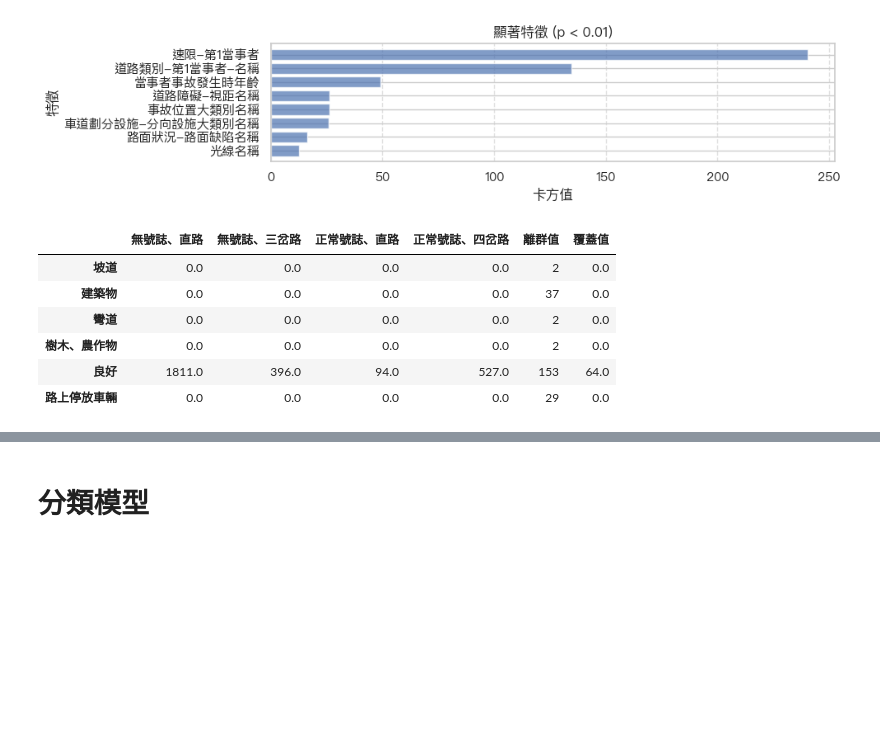
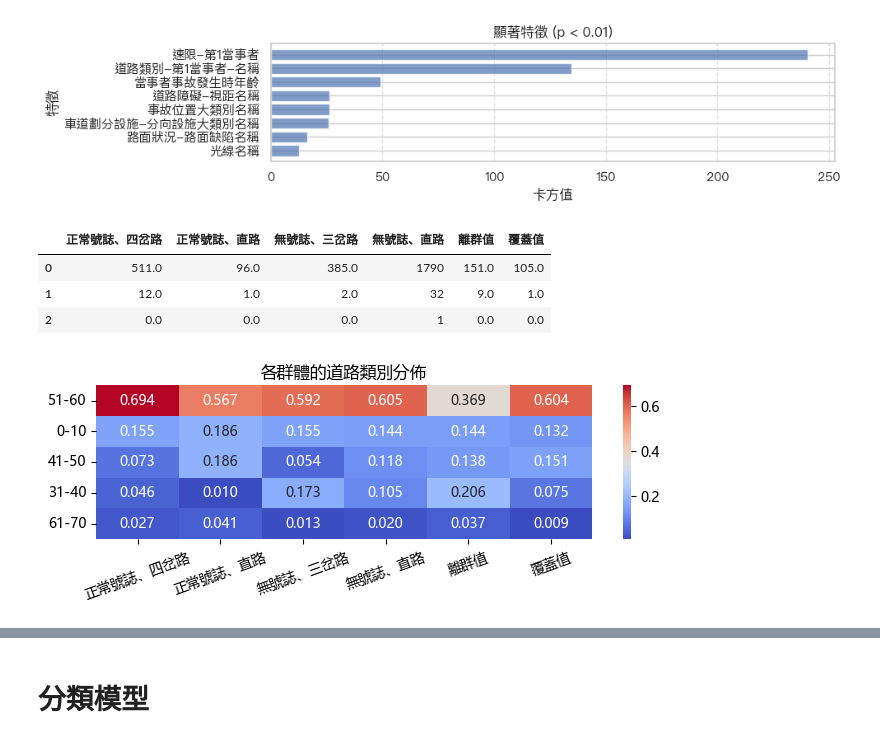
Before and after one commit to kennywang112/TrafficTDApython, a Jupyter notebook: Version3/Pass.ipynb, the cells around one changed output, grey strips where cells are left out. Saved outputs shown, nothing was run; the diff lists cells and outputs as text; code cells hidden in the pictures; blank space fills up the shorter version.

```diff
--- a/Version3/Pass.ipynb
+++ b/Version3/Pass.ipynb
@@ -255,7 +223,5 @@ Best run was number 9
 # %%
 rbind_data['Cluster'] = all_results[2]['labels']
-# %%
-rbind_data['Cluster'] = all_results[3]['labels']
 # %% [markdown]
 # MCA
 # %%
@@ -392,8 +342,8 @@ for overlap in Overlap:
 
             detailed_results.append(result)
 
-            # filename = f"C:/Users/USER/Desktop/TrafficTDApython/Version3/Gridsearch/Component12Pass/results_o{overlap}i{interval}.pkl"
-            filename = f"/Users/wangqiqian/Desktop/TrafficTDApython/Version3/Gridsearch/Component12Pass/results_o{overlap}i{interval}.pkl"
+            filename = f"C:/Users/USER/Desktop/TrafficTDApython/Version3/Gridsearch/Component12Pass/results_o{overlap}i{interval}.pkl"
+            # filename = f"/Users/wangqiqian/Desktop/TrafficTDApython/Version3/Gridsearch/Component12Pass/results_o{overlap}i{interval}.pkl"
 
             with open(filename, 'wb') as file:
                 pickle.dump(result, file)
@@ -757,9 +413,11 @@ for choose in lst:
               mapper_plotter = MapperPlotter(detailed_results_df['mapper_info'][0], rbind_data, seed=44, iterations=100)
               mapper_plotter.create_mapper_plot(choose, most_common_encoded_label, avg=False)
               full_info = mapper_plotter.extract_data()
-              mapper_plotter.map_colors(choose, size=0, threshold=15, range_lst=[-0.2, 0.1, 0.15, -0.18])
+              mapper_plotter.map_colors(choose, size=0, threshold=30, range_lst=[-0.2, 0.1, 0.15, -0.18])
               mapper_plotter.plot(choose, avg=False, set_label=True, size=100000,
-                     save_path=f"/Users/wangqiqian/Desktop/TrafficTDApython/Version3/GridSearch/MapperColor/Pass/o4_i8_{choose}.png")
+                     # save_path=f"/Users/wangqiqian/Desktop/TrafficTDApython/Version3/GridSearch/MapperColor/Pass/o4_i8_{choose}.png"
+                     save_path=f"C:/Users/USER/Desktop/TrafficTDApython/Version3/GridSearch/MapperColor/Pass/o4_i7_{choose}.png"
+                     )
        except Exception as e:
               print(e)
               continue
@@ -899,12 +550,12 @@ count_3 = [i for i in count_3 if i not in intersection_indexes]
 count_out = [i for i in count_out if i not in intersection_indexes]
 
 
-full_0 = dummy_data.loc[count_0]
-full_1 = dummy_data.loc[count_1]
-full_2 = dummy_data.loc[count_2]
-full_3 = dummy_data.loc[count_3]
-full_out = dummy_data.loc[count_out]
-overlap_data = dummy_data.loc[intersection_indexes]
+full_0 = rbind_data.loc[count_0]
+full_1 = rbind_data.loc[count_1]
+full_2 = rbind_data.loc[count_2]
+full_3 = rbind_data.loc[count_3]
+full_out = rbind_data.loc[count_out]
+overlap_data = rbind_data.loc[intersection_indexes]
 
 # 確認所有資料都被獲取
 assert len(count_0) == full_0.shape[0]
@@ -914,5 +565,5 @@ assert len(count_3) == full_3.shape[0]
 assert len(count_out) == full_out.shape[0]
 
 print(full_0.shape[0] + full_1.shape[0] + full_2.shape[0] + full_3.shape[0] + full_out.shape[0] + overlap_data.shape[0])
-print(dummy_data.shape[0])
+print(rbind_data.shape[0])
 # %% [output]
@@ -1010,25 +645,48 @@ plt.show()
 # %% [output]
 [figure]
 # %%
-plot_column = '道路障礙-視距名稱'
+plot_column = '死亡'
 
 data_dict = {
-    "無號誌、直路": full_0[plot_column].value_counts(),
-    "無號誌、三岔路": full_1[plot_column].value_counts(),
-    "正常號誌、直路": full_2[plot_column].value_counts(),
-    "正常號誌、四岔路": full_3[plot_column].value_counts(),
+    "正常號誌、四岔路": full_0[plot_column].value_counts(),
+    "正常號誌、直路": full_1[plot_column].value_counts(),
+    "無號誌、三岔路": full_2[plot_column].value_counts(),
+    "無號誌、直路": full_3[plot_column].value_counts(),
     "離群值": full_out[plot_column].value_counts(),
     "覆蓋值": overlap_data[plot_column].value_counts(),
 }
 
 # 將資料轉為 DataFrame，便於比較
 comparison_df = pd.DataFrame(data_dict).fillna(0)
+comparison_df = comparison_df.sort_values(by='正常號誌、四岔路', ascending=False)
 comparison_df
 # %% [output]
-|  | 無號誌、直路 | 無號誌、三岔路 | 正常號誌、直路 | 正常號誌、四岔路 | 離群值 | 覆蓋值 |
-| 坡道 | 0.0 | 0.0 | 0.0 | 0.0 | 2 | 0.0 |
-| 建築物 | 0.0 | 0.0 | 0.0 | 0.0 | 37 | 0.0 |
-| 彎道 | 0.0 | 0.0 | 0.0 | 0.0 | 2 | 0.0 |
-| 樹木、農作物 | 0.0 | 0.0 | 0.0 | 0.0 | 2 | 0.0 |
-| 良好 | 1811.0 | 396.0 | 94.0 | 527.0 | 153 | 64.0 |
-| 路上停放車輛 | 0.0 | 0.0 | 0.0 | 0.0 | 29 | 0.0 |
+|  | 正常號誌、四岔路 | 正常號誌、直路 | 無號誌、三岔路 | 無號誌、直路 | 離群值 | 覆蓋值 |
+| 0 | 511.0 | 96.0 | 385.0 | 1790 | 151.0 | 105.0 |
+| 1 | 12.0 | 1.0 | 2.0 | 32 | 9.0 | 1.0 |
+| 2 | 0.0 | 0.0 | 0.0 | 1 | 0.0 | 0.0 |
+# %%
+plot_column = '速限-第1當事者'
+
+data_dict = {
+    "正常號誌、四岔路": full_0[plot_column].value_counts(normalize=True),
+    "正常號誌、直路": full_1[plot_column].value_counts(normalize=True),
+    "無號誌、三岔路": full_2[plot_column].value_counts(normalize=True),
+    "無號誌、直路": full_3[plot_column].value_counts(normalize=True),
+    "離群值": full_out[plot_column].value_counts(normalize=True),
+    "覆蓋值": overlap_data[plot_column].value_counts(normalize=True),
+}
+
+# 將資料轉為 DataFrame，便於比較
+comparison_df = pd.DataFrame(data_dict).fillna(0)
+comparison_df = comparison_df.sort_values(by='正常號誌、四岔路', ascending=False)
+comparison_df
+
+# heatmap
+plt.figure(figsize=(8, 2))
+sns.heatmap(comparison_df.head(5), annot=True, cmap='coolwarm', fmt=".3f")
+plt.title(f"各群體的道路類別分佈")
+plt.xticks(rotation=20)
+plt.show()
+# %% [output]
+[figure, added]
```
Also changed, not shown: parts of 26 cells of this notebook, 3 other files.
